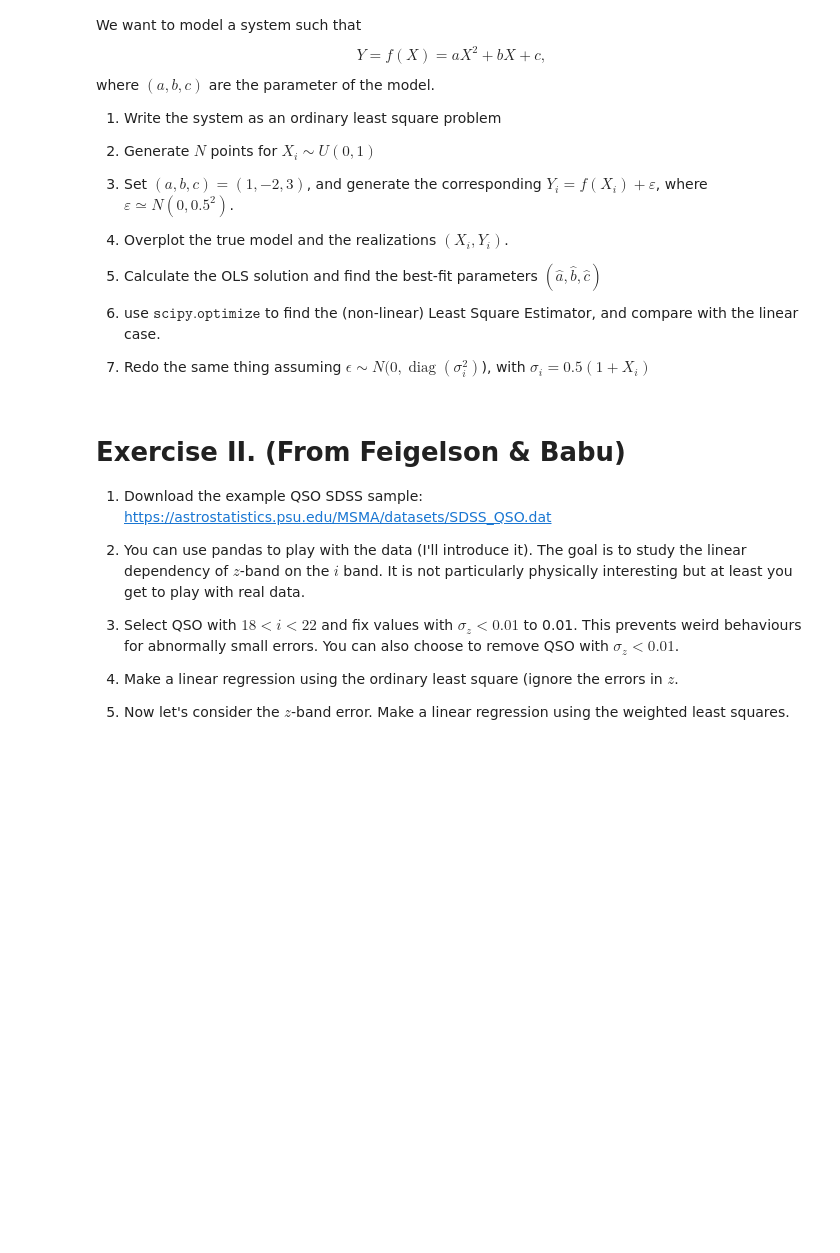
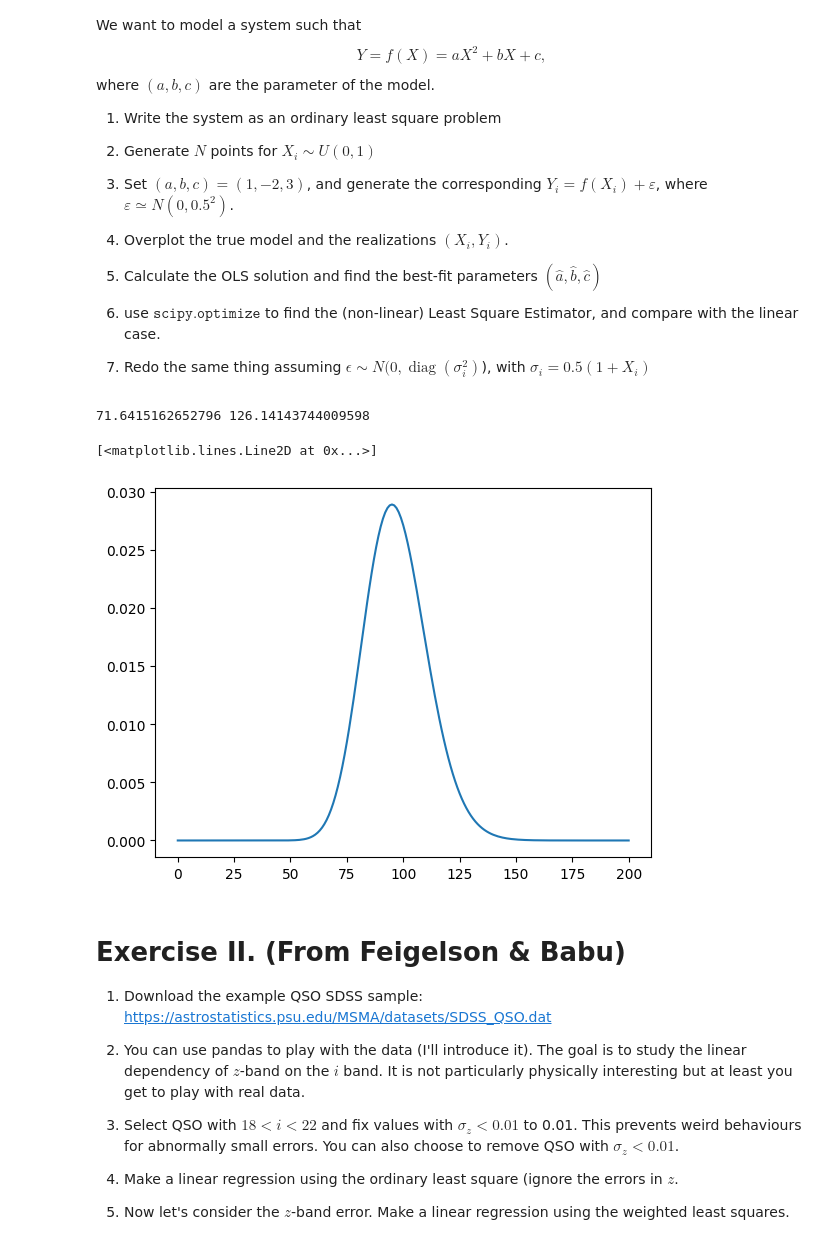
Before and after one commit to blhuillier/2025B_AstroDataAnalysis, a Jupyter notebook: Notebooks/Chap_4_Least_Squares_exercises.ipynb, the cells around one changed output. Cells and saved outputs as stored; diff of their text form; code cells hidden in the pictures; blank space fills up the shorter version.

```diff
--- a/Notebooks/Chap_4_Least_Squares_exercises.ipynb
+++ b/Notebooks/Chap_4_Least_Squares_exercises.ipynb
@@ -169,3 +178,28 @@ with $\sigma_i = 0.5 (1+X_i)$
+# %%
+r = np.random.RandomState(42)
+NN = 100
+xx = r.uniform(0,1,NN)
+epsilon = r.normal(0,1,NN)
+
+
+def func(theta,xx):
+  a, b, c = theta
+  return a*xx**2 + b*xx + c
+
+yy = func(theta, xx) + epsilon
+# %%
+chi2 = stats.chi2(NN-3)
+alpha = 0.05
+a,b = chi2.interval(1-alpha)
+print(a,b)
+
+x0 = np.linspace(0,200,num=201)
+fig,ax = plt.subplots(1)
+ax.plot(x0,chi2.pdf(x0))
+# %% [output]
+71.6415162652796 126.14143744009598
+[<matplotlib.lines.Line2D at 0x...>]
+[figure, added]
 # %% [markdown]
 # Exercise II. (From Feigelson & Babu)
 
```
Also changed, not shown: parts of 2 cells of this notebook.
